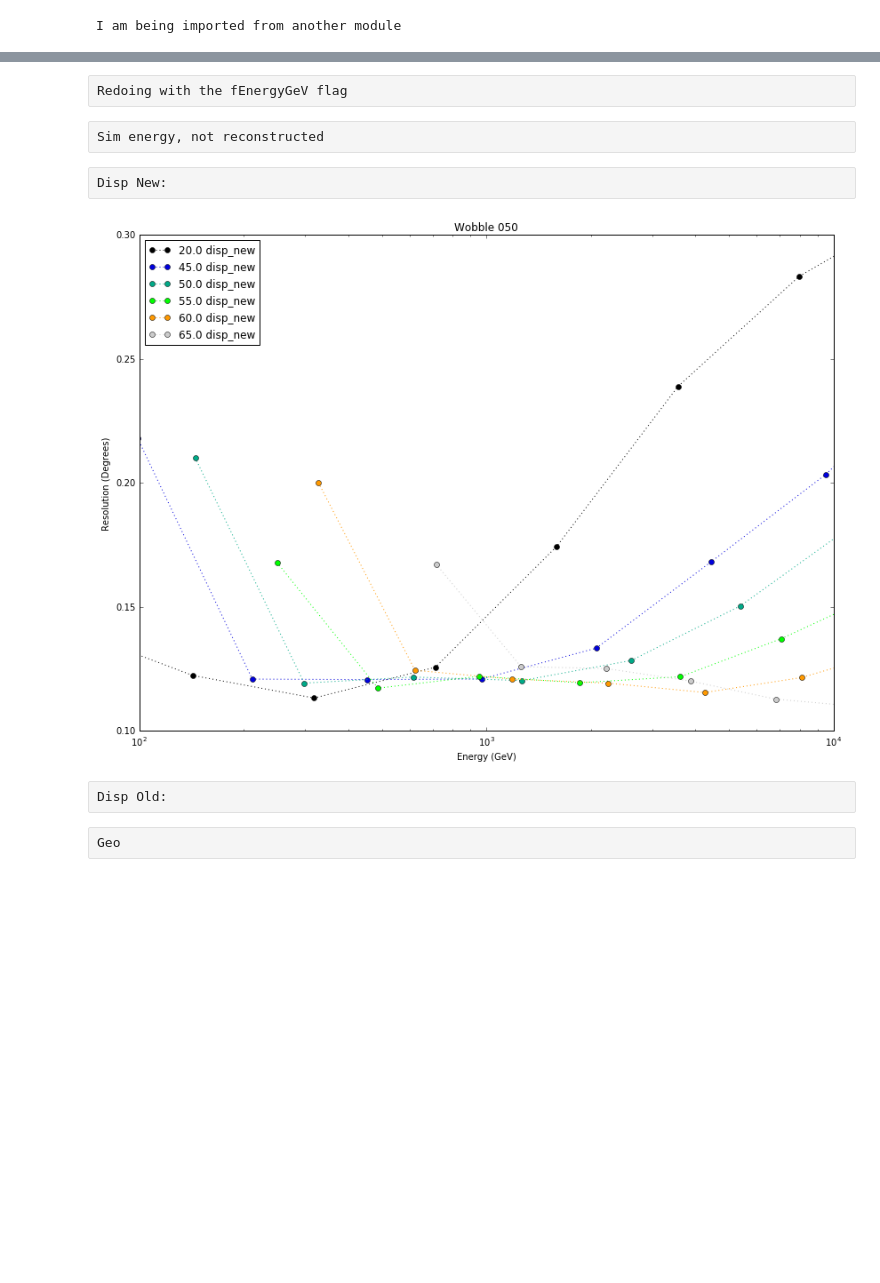
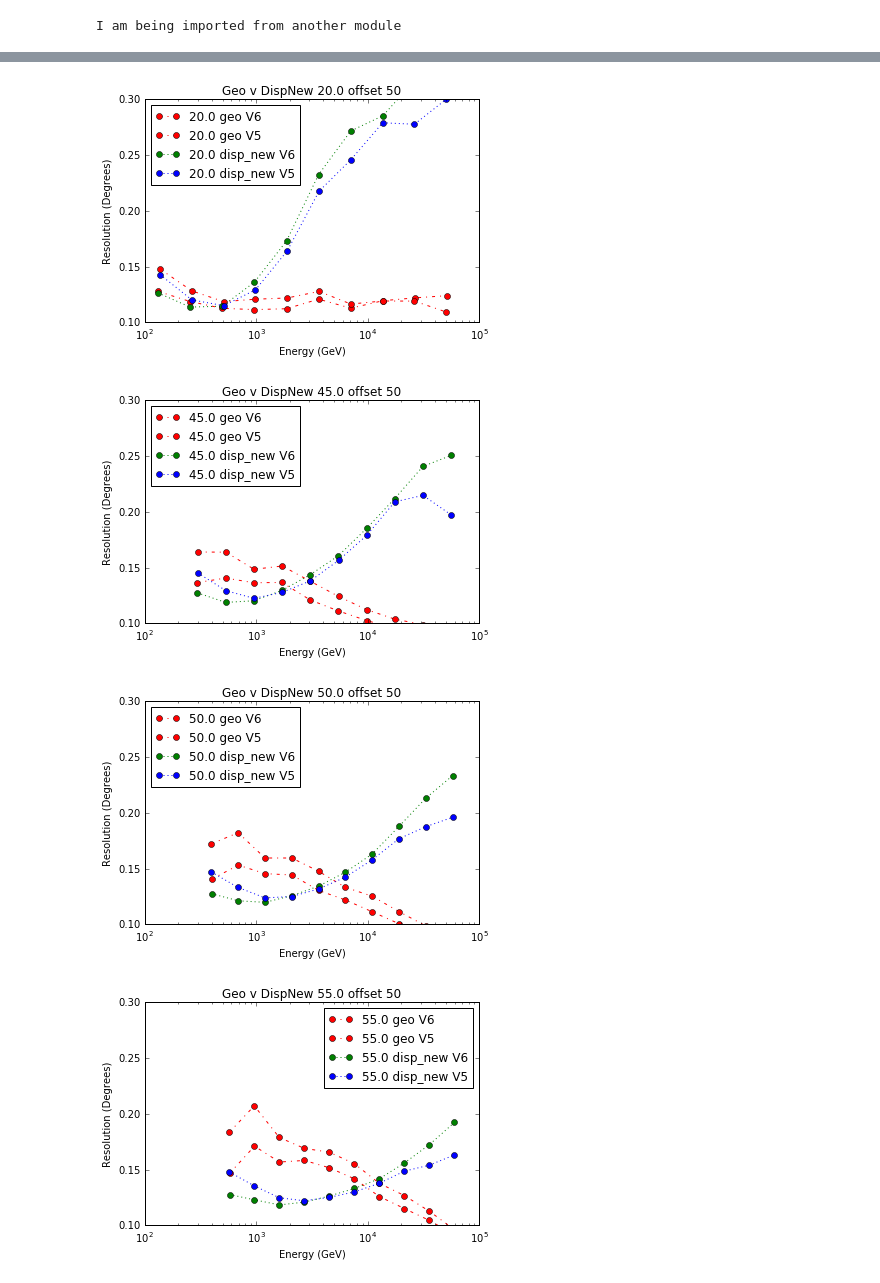
Before and after one commit to VERITAS-Nevis/Vegas_Nevis_scripts, a Jupyter notebook: Disp Validation.ipynb, the cells around one changed output, grey strips where cells are left out. Cells and saved outputs as stored; diff of their text form; code cells hidden in the pictures; blank space fills up the shorter version.

```diff
--- a/Disp Validation.ipynb
+++ b/Disp Validation.ipynb
@@ -296,7 +53,3 @@ plt.xlim([1e2,1e5])
-# %% [raw]
-Redoing with the fEnergyGeV flag
-# %% [raw]
-Sim energy, not reconstructed
 # %%
 filename_g2 = "/a/home/tehanu/dribeiro/Analysis/CrabSim/runlists/Classes/Results_geo2.txt"
 d_2=data_struc(filename_g2)
@@ -316,13 +69,3 @@ p_dnew2.set_colormap("nipy_spectral")
 p_dnew2.set_linestyle(':')
 p_dold2.set_colormap("nipy_spectral")
 p_dold2.set_linestyle('--')
-# %% [raw]
-Disp New:
-# %%
-p_dnew2.vary_zeniths(6,wobble=50,noise=noise,resolution="res")
-plt.title("Wobble 050")
-plt.show()
-# %% [output]
-[figure, removed]
-# %% [raw]
-Disp Old:
@@ -333,2 +71,0 @@ plt.show()
-# %% [raw]
-Geo
@@ -338,0 +72,30 @@ plt.show()
+# %%
+wobble=50
+plt.figure(0,figsize=[6,4])
+p_dnew.xlim=[1e2,1e5]
+p_dnew_na.xlim=[1e2,1e5]
+n=len(d_na.get_parameters("zenith"))
+
+for i in range(n):
+    z=d_na.get_parameters("zenith")[i]
+    plt.figure(i,figsize=[6,4])
+    plt.title("Geo v DispNew "+str(z)+" offset "+str(wobble))
+    p.single_zenith(z,wobble,noise,"res",color="r",figure=i,extra_label="V6")
+    p_na.single_zenith(z,wobble,noise,"res",color="r",figure=i,extra_label="V5")
+    p_dnew.single_zenith(z,wobble,noise,"res",color="g",figure=i ,extra_label="V6")
+    p_dnew_na.single_zenith(z,wobble,noise,"res",color="b", figure=i,extra_label="V5")
+
+for j in range(n):
+    i=j+n
+    z=d_na.get_parameters("zenith")[j]
+    plt.figure(i,figsize=[6,4])
+    plt.title("DispOld v DispNew "+str(z)+" offset "+str(wobble))
+#     p.single_zenith(z,wobble,noise,"res",color="r",figure=i,extra_label="V6")
+#     p_na.single_zenith(z,wobble,noise,"res",color="r",figure=i,extra_label="V5")
+    p_dold_na.single_zenith(z,wobble,noise,"res",color="r",figure=i ,extra_label="V5")
+    p_dnew_na.single_zenith(z,wobble,noise,"res",color="b", figure=i,extra_label="V5")
+# %% [output]
+[figure, added]
+[figure, added]
+[figure, added]
+[figure, added]
```
Also changed, not shown: parts of 57 cells of this notebook, 2 other files.
